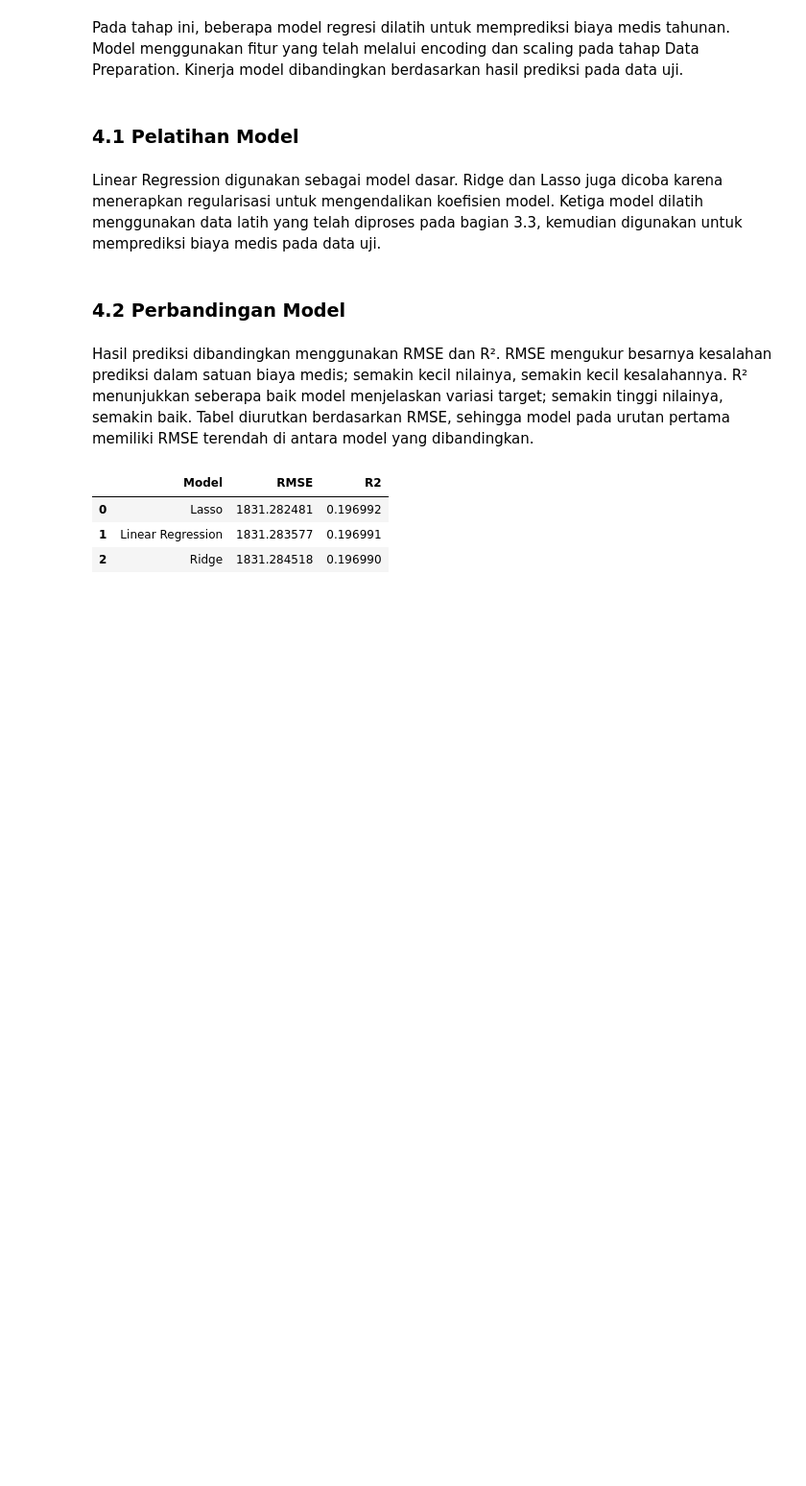
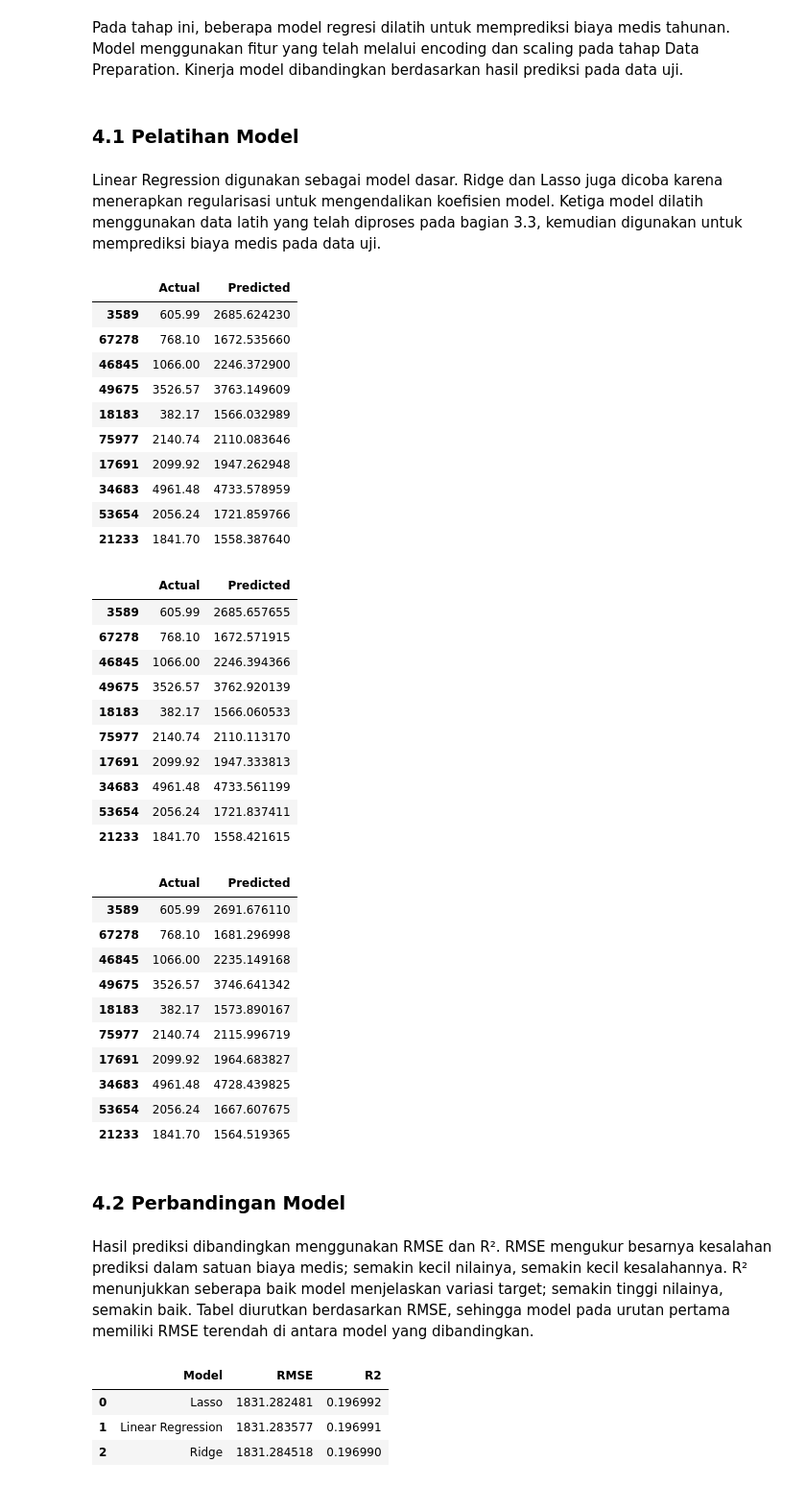
Before and after one commit to ikhsanwahyue/16_DataScienceIF-B_Ir.Ikhsan, a Jupyter notebook: main.ipynb, the cells around one changed output. Shown at 96% size. Cells and saved outputs as stored; diff of their text form; code cells hidden in the pictures; blank space fills up the shorter version.

```diff
--- a/main.ipynb
+++ b/main.ipynb
@@ -891,29 +891,68 @@ Linear Regression digunakan sebagai model dasar. Ridge dan Lasso juga dicoba kar
 # %%
 models = {
     "Linear Regression": LinearRegression(),
     "Ridge": Ridge(alpha=1.0),
     "Lasso": Lasso(alpha=1.0, max_iter=10000),
 }
 
 predictions = {}
 results = []
 
 for name, model in models.items():
     # X_train_encoded dan X_test_encoded sudah melalui scaling di bagian 3.3.2
     model.fit(X_train_encoded, y_train)
 
     y_pred = model.predict(X_test_encoded)
 
+    display(pd.DataFrame({
+        "Actual": y_test,
+        "Predicted": y_pred
+    }).head(10))
+
     rmse = np.sqrt(mean_squared_error(y_test, y_pred))
     r2 = r2_score(y_test, y_pred)
 
     predictions[name] = y_pred
 
     results.append({
         "Model": name,
         "RMSE": rmse,
         "R2": r2,
     })
+# %% [output]
+|  | Actual | Predicted |
+| 3589 | 605.99 | 2685.624230 |
+| 67278 | 768.10 | 1672.535660 |
+| 46845 | 1066.00 | 2246.372900 |
+| 49675 | 3526.57 | 3763.149609 |
+| 18183 | 382.17 | 1566.032989 |
+| 75977 | 2140.74 | 2110.083646 |
+| 17691 | 2099.92 | 1947.262948 |
+| 34683 | 4961.48 | 4733.578959 |
+| 53654 | 2056.24 | 1721.859766 |
+| 21233 | 1841.70 | 1558.387640 |
+|  | Actual | Predicted |
+| 3589 | 605.99 | 2685.657655 |
+| 67278 | 768.10 | 1672.571915 |
+| 46845 | 1066.00 | 2246.394366 |
+| 49675 | 3526.57 | 3762.920139 |
+| 18183 | 382.17 | 1566.060533 |
+| 75977 | 2140.74 | 2110.113170 |
+| 17691 | 2099.92 | 1947.333813 |
+| 34683 | 4961.48 | 4733.561199 |
+| 53654 | 2056.24 | 1721.837411 |
+| 21233 | 1841.70 | 1558.421615 |
+|  | Actual | Predicted |
+| 3589 | 605.99 | 2691.676110 |
+| 67278 | 768.10 | 1681.296998 |
+| 46845 | 1066.00 | 2235.149168 |
+| 49675 | 3526.57 | 3746.641342 |
+| 18183 | 382.17 | 1573.890167 |
+| 75977 | 2140.74 | 2115.996719 |
+| 17691 | 2099.92 | 1964.683827 |
+| 34683 | 4961.48 | 4728.439825 |
+| 53654 | 2056.24 | 1667.607675 |
+| 21233 | 1841.70 | 1564.519365 |
 # %% [markdown]
 ### 4.2 Perbandingan Model
 # %% [markdown]
```
Also changed, not shown: parts of 2 cells of this notebook, 3 other files.
